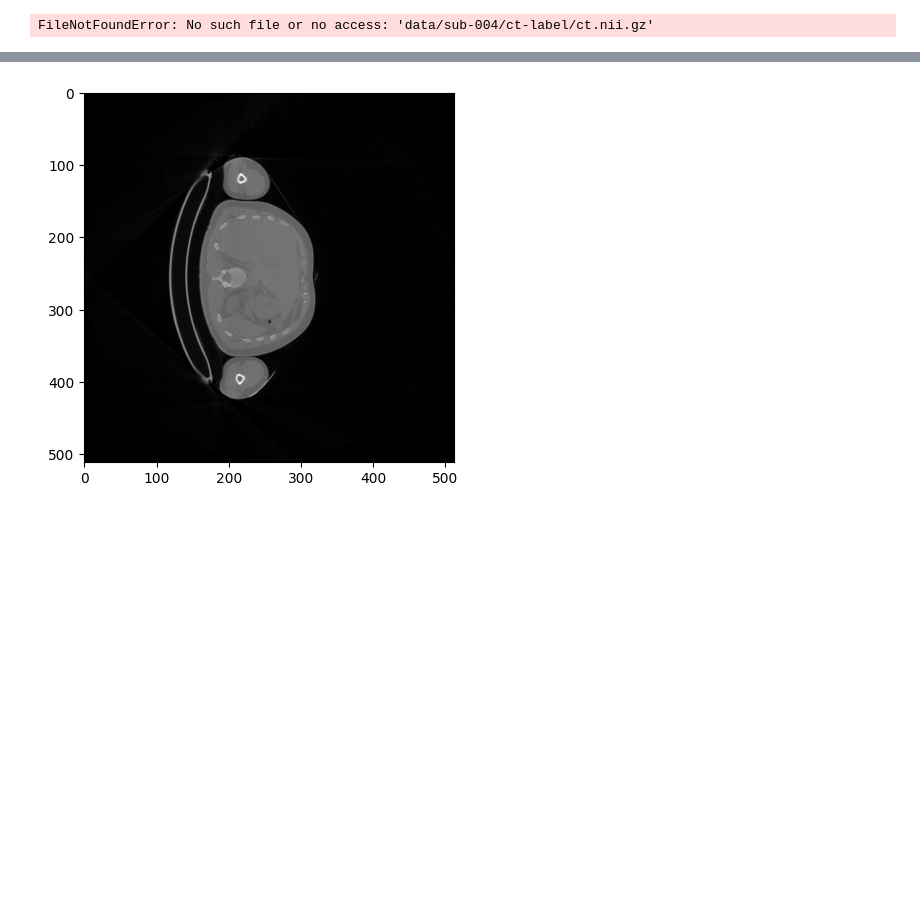
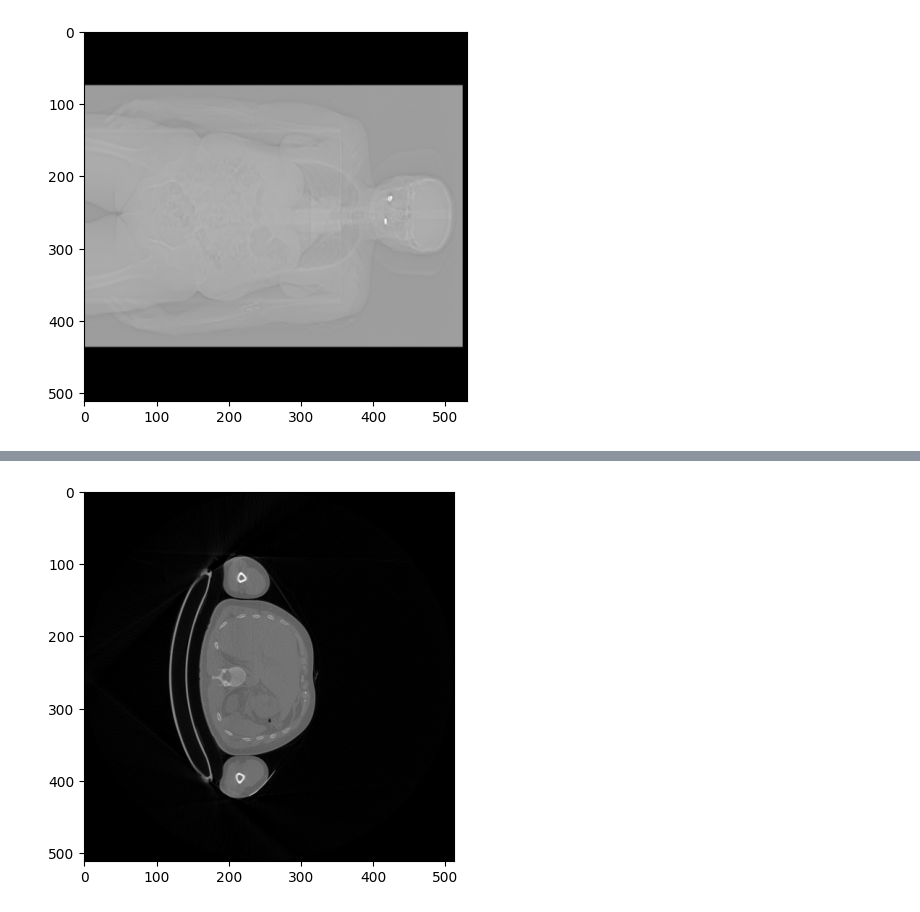
Before and after one commit to charlotteesavage/challenge-codebase, a Jupyter notebook: viewing.ipynb, the cells around one changed output, grey strips where cells are left out. Cells and saved outputs as stored; diff of their text form; code cells hidden in the pictures; blank space fills up the shorter version.

Commit message:
latest commits

```diff
--- a/viewing.ipynb
+++ b/viewing.ipynb
@@ -10,26 +10,36 @@ from src.evaluation.metrics import (
     # compute_tac_bias,
     compute_whole_body_mu_mae,
 )
+# %%
+filepath_topogram = "data/val/sub-018/features/topogram.nii.gz"
+img_topo = nib.load(filepath_topogram)
+data_topo = img_topo.get_fdata()
 # %%
-filepath_gt_ct = "data/sub-004/ct-label/ct.nii.gz"
-# filepath_pred_ct = "pseudo_cts/pseudo-ct.nii.gz"
-filepath_pred_baseline = "src/baseline/pseudo-ct-baseline.nii.gz"
-filepath_100_epoch = "pseudo_cts/100_epoch_ct.nii.gz"
-# filepath_interrupted_training = "src/cs_model/pseudo_ct_latest.nii.gz"
+# filepath_gt_ct = "data/sub-004/ct-label/ct.nii.gz"
+# # filepath_pred_ct = "pseudo_cts/pseudo-ct.nii.gz"
+# filepath_pred_baseline = "src/baseline/pseudo-ct-baseline.nii.gz"
+# filepath_100_epoch = "pseudo_cts/100_epoch_ct.nii.gz"
+# # filepath_interrupted_training = "src/cs_model/pseudo_ct_latest.nii.gz"
 
-img1 = nib.load(filepath_gt_ct)
-data1 = img1.get_fdata()
+# img1 = nib.load(filepath_gt_ct)
+# data1 = img1.get_fdata()
 
-# img2 = nib.load(filepath_pred_ct)
-# data2 = img2.get_fdata()
+# # img2 = nib.load(filepath_pred_ct)
+# # data2 = img2.get_fdata()
 
-img3 = nib.load(filepath_pred_baseline)
-data3 = img3.get_fdata()
+# img3 = nib.load(filepath_pred_baseline)
+# data3 = img3.get_fdata()
 
-img4 = nib.load(filepath_100_epoch)
-data4 = img4.get_fdata()
+# img4 = nib.load(filepath_100_epoch)
+# data4 = img4.get_fdata()
-# %% [output]
-FileNotFoundError: No such file or no access: 'data/sub-004/ct-label/ct.nii.gz'
+# %%
+data_topo.shape
+topo_2d = data_topo.squeeze(axis=1)  # (512, 531)
+# %%
+plt.imshow(topo_2d, cmap="gray")
+plt.show()
+# %% [output]
+[figure, added]
 # %%
 print(f"given ct image shape: {img1.shape}")
 print(f"given ct converted to data shape: {data1.shape}")
```
Also changed, not shown: parts of 1 cell of this notebook, 16 other files.
